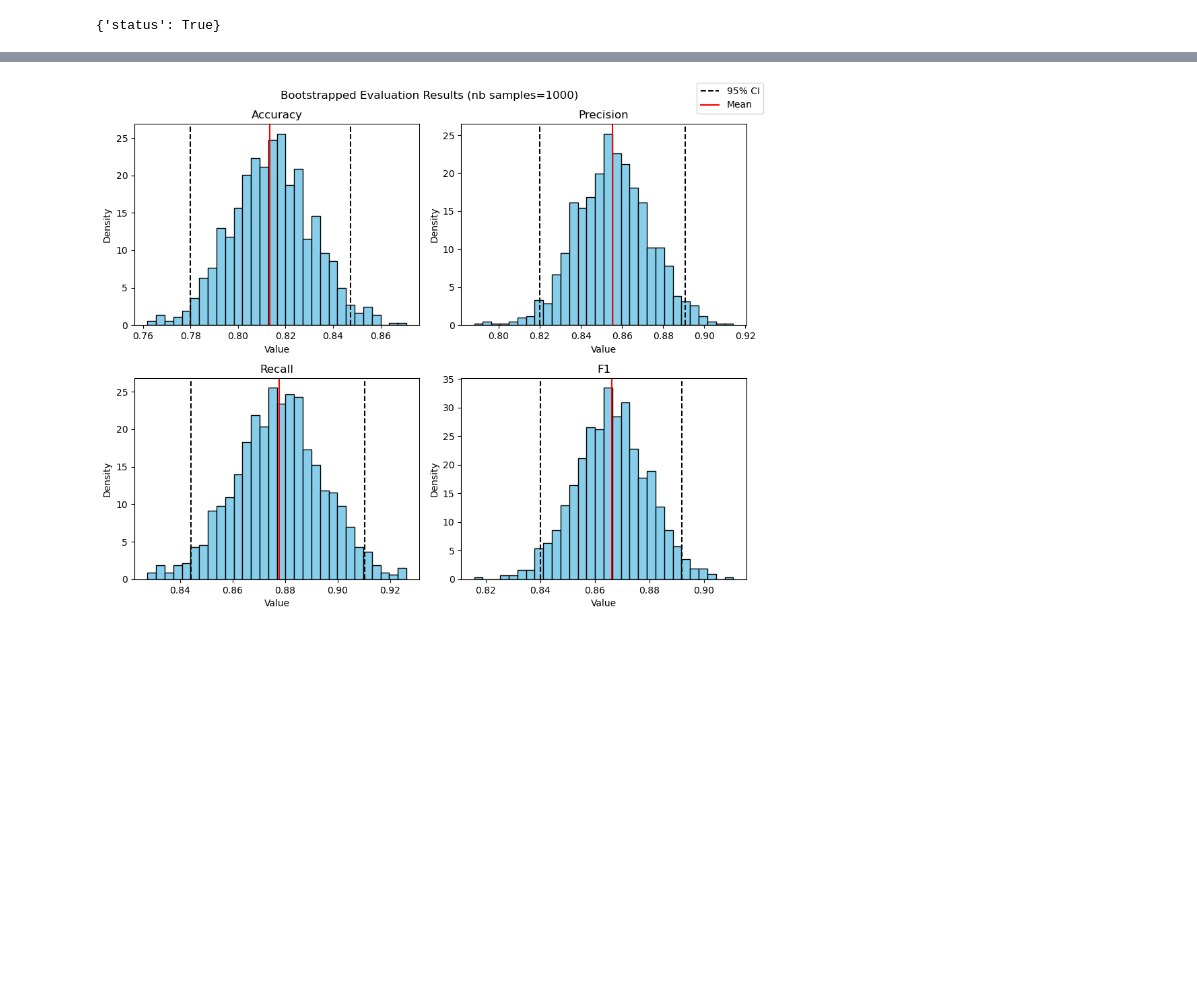
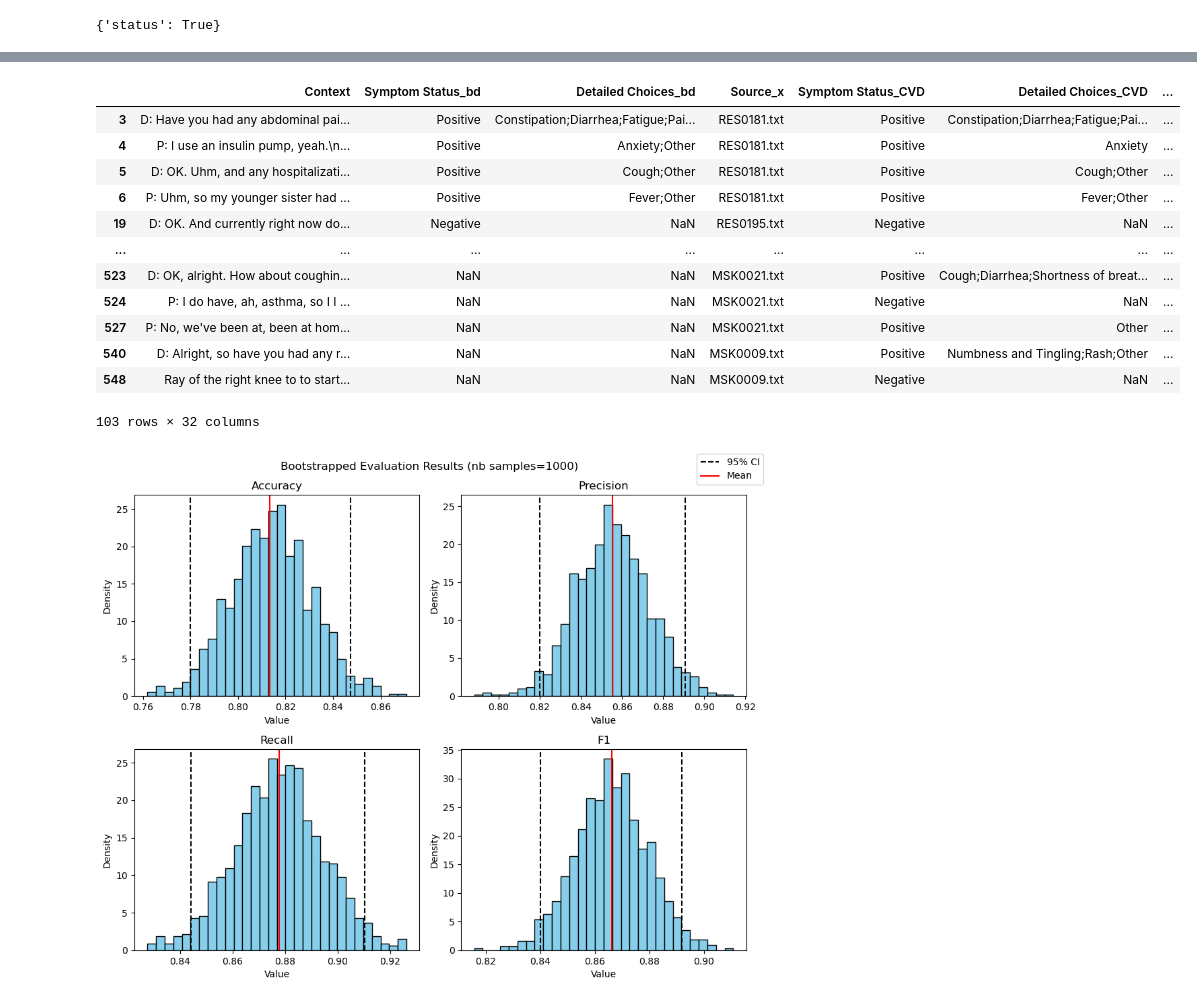
Before and after one commit to tsounack/LLM_evaluation_pipeline, a Jupyter notebook: test.ipynb, the cells around one changed output, grey strips where cells are left out. Drawn from its saved outputs; the diff is of its cells as text; code cells hidden in the pictures; blank space fills up the shorter version.

```diff
--- a/test.ipynb
+++ b/test.ipynb
@@ -79,3 +79,21 @@ f1: 0.867 (0.8407-0.8918 95% CI)
+# %%
+df_error = scorer.get_error_dataframe()
+# %%
+df_error
+# %% [output]
+|  | Context | Symptom Status_bd | Detailed Choices_bd | Source_x | Symptom Status_CVD | Detailed Choices_CVD | ... |
+| 3 | D: Have you had any abdominal pai... | Positive | Constipation;Diarrhea;Fatigue;Pai... | RES0181.txt | Positive | Constipation;Diarrhea;Fatigue;Pai... | ... |
+| 4 | P: I use an insulin pump, yeah.\n... | Positive | Anxiety;Other | RES0181.txt | Positive | Anxiety | ... |
+| 5 | D: OK. Uhm, and any hospitalizati... | Positive | Cough;Other | RES0181.txt | Positive | Cough;Other | ... |
+| 6 | P: Uhm, so my younger sister had ... | Positive | Fever;Other | RES0181.txt | Positive | Fever;Other | ... |
+| 19 | D: OK. And currently right now do... | Negative | NaN | RES0195.txt | Negative | NaN | ... |
+| ... | ... | ... | ... | ... | ... | ... | ... |
+| 523 | D: OK, alright. How about coughin... | NaN | NaN | MSK0021.txt | Positive | Cough;Diarrhea;Shortness of breat... | ... |
+| 524 | P: I do have, ah, asthma, so I I ... | NaN | NaN | MSK0021.txt | Negative | NaN | ... |
+| 527 | P: No, we've been at, been at hom... | NaN | NaN | MSK0021.txt | Positive | Other | ... |
+| 540 | D: Alright, so have you had any r... | NaN | NaN | MSK0009.txt | Positive | Numbness and Tingling;Rash;Other | ... |
+| 548 | Ray of the right knee to to start... | NaN | NaN | MSK0009.txt | Negative | NaN | ... |
+103 rows × 32 columns
 # %%
 scorer.display_bootstrap_results(sample_size=len(df),
                                  output_type="plot",
```
Also changed, not shown: parts of 1 cell of this notebook, 2 other files.
